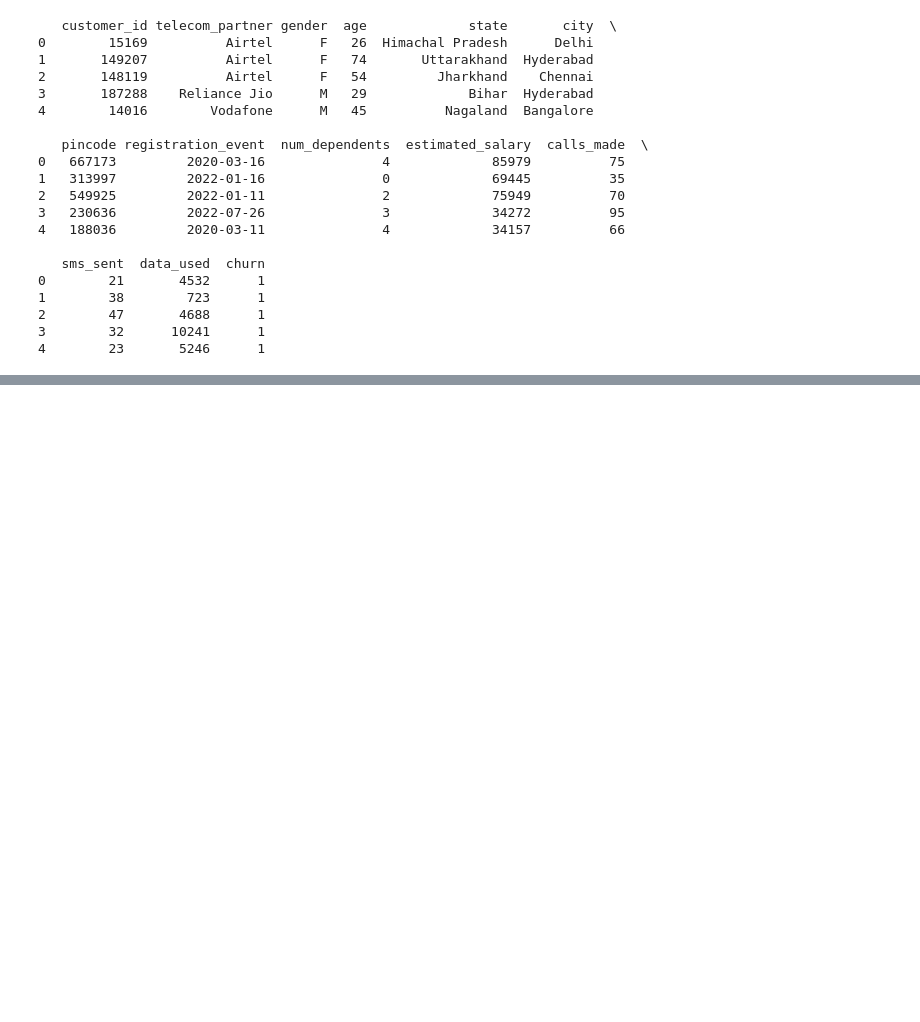
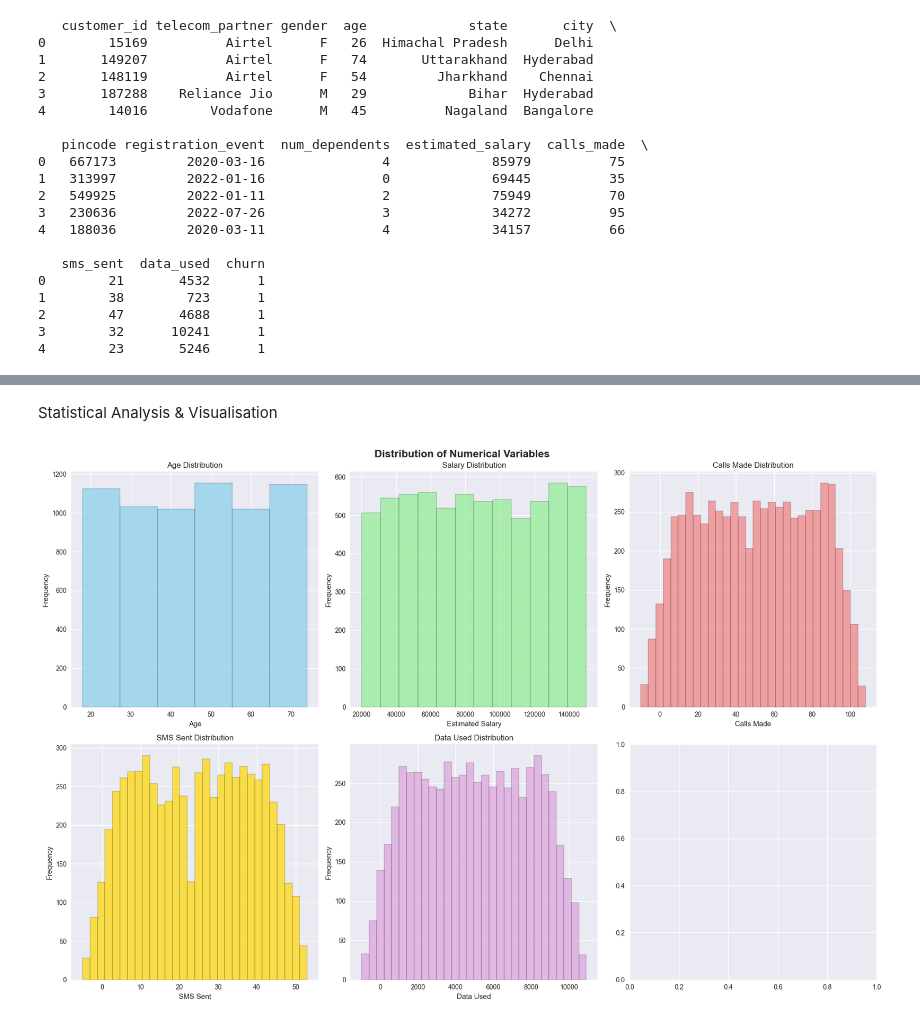
Before and after one commit to Lakes41/Telecom-customer-churn-predictor, a Jupyter notebook: notebook.ipynb, the cells around one changed output, grey strips where cells are left out. Drawn from its saved outputs; the diff is of its cells as text; code cells hidden in the pictures; blank space fills up the shorter version.

```diff
--- a/notebook.ipynb
+++ b/notebook.ipynb
@@ -437,5 +134,0 @@ For evaluation, i am choosing the accuracy and precision percentage to evaluate
-# %%
-# Converting churn column to numerical values
-churn_df['churn'] = churn_df['churn'].apply(lambda x: 1 if x == 'Churned' else 0)
-
-churn_df['churn'].value_counts()
@@ -625,0 +223,15 @@ plt.show()
+# %%
+churn_df['age_group'] = churn_df['age'].apply(create_age_groups)
+# %%
+# Create salary brackets
+def create_salary_brackets(salary):
+    if salary < 40000:
+        return 'Low (<40K)'
+    elif salary < 70000:
+        return 'Medium (40K-70K)'
+    elif salary < 100000:
+        return 'High (70K-100K)'
+    else:
+        return 'Very High (>100K)'
+# %%
+churn_df['salary_bracket'] = churn_df['estimated_salary'].apply(create_salary_brackets)
@@ -625,0 +299,41 @@ plt.show()
+# %% [markdown]
+Statistical Analysis & Visualisation
+# %%
+# Distribution analysis of numerical variables
+fig, axes = plt.subplots(2, 3, figsize=(18, 12))
+fig.suptitle('Distribution of Numerical Variables', fontsize=16, fontweight='bold')
+
+# Age distribution
+axes[0,0].hist(churn_df['age'], bins=6, alpha=0.7, color='skyblue', edgecolor='black')
+axes[0,0].set_title('Age Distribution')
+axes[0,0].set_xlabel('Age')
+axes[0,0].set_ylabel('Frequency')
+
+# Salary distribution
+axes[0,1].hist(churn_df['estimated_salary'], bins=12, alpha=0.7, color='lightgreen', edgecolor='black')
+axes[0,1].set_title('Salary Distribution')
+axes[0,1].set_xlabel('Estimated Salary')
+axes[0,1].set_ylabel('Frequency')
+
+# Calls made distribution
+axes[0,2].hist(churn_df['calls_made'], bins=30, alpha=0.7, color='lightcoral', edgecolor='black')
+axes[0,2].set_title('Calls Made Distribution')
+axes[0,2].set_xlabel('Calls Made')
+axes[0,2].set_ylabel('Frequency')
+
+# SMS sent distribution
+axes[1,0].hist(churn_df['sms_sent'], bins=30, alpha=0.7, color='gold', edgecolor='black')
+axes[1,0].set_title('SMS Sent Distribution')
+axes[1,0].set_xlabel('SMS Sent')
+axes[1,0].set_ylabel('Frequency')
+
+# Data used distribution
+axes[1,1].hist(churn_df['data_used'], bins=30, alpha=0.7, color='plum', edgecolor='black')
+axes[1,1].set_title('Data Used Distribution')
+axes[1,1].set_xlabel('Data Used')
+axes[1,1].set_ylabel('Frequency')
+
+plt.tight_layout()
+plt.show()
+# %% [output]
+[figure, added]
```
Also changed, not shown: parts of 64 cells of this notebook, 1 other file.
